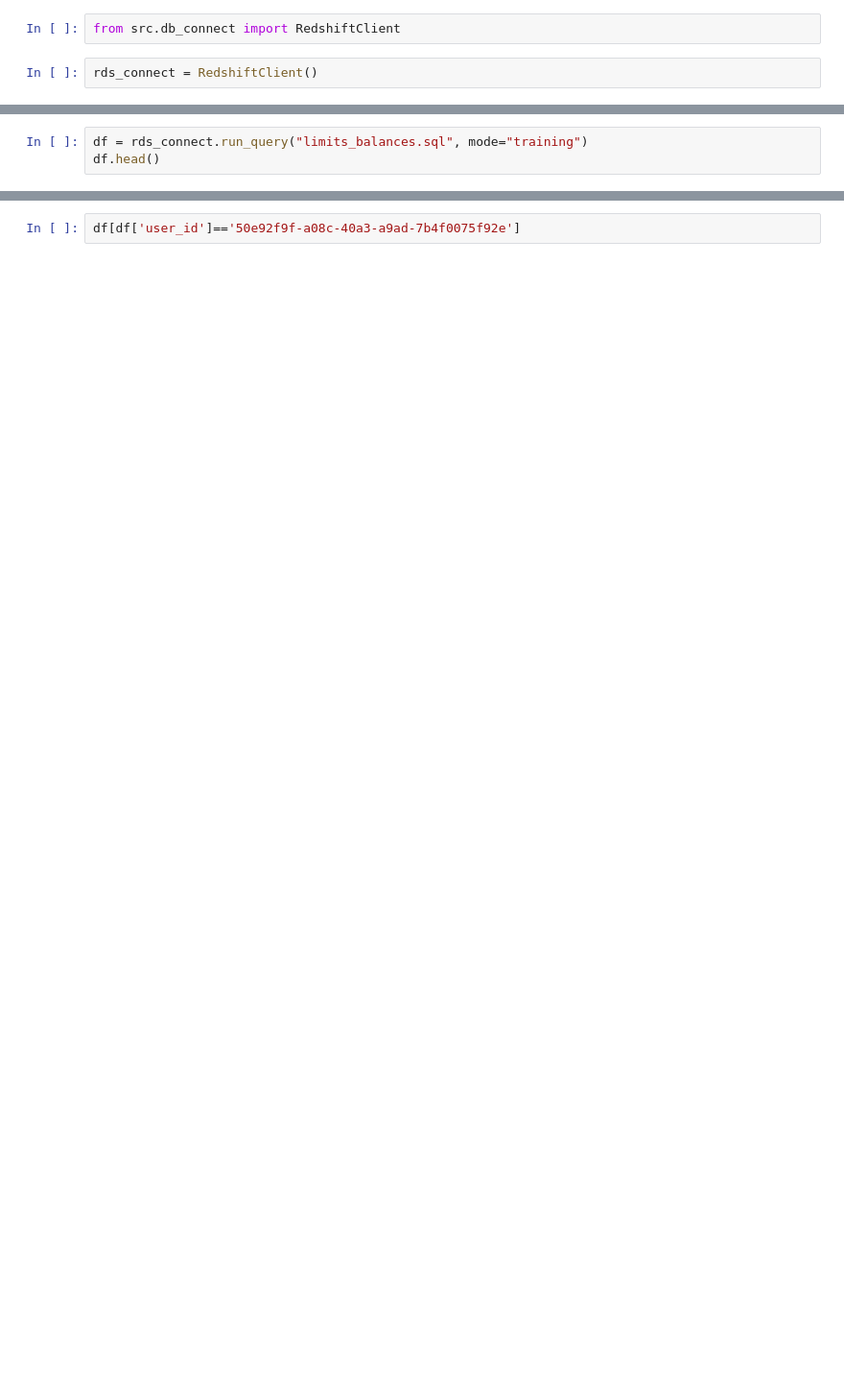
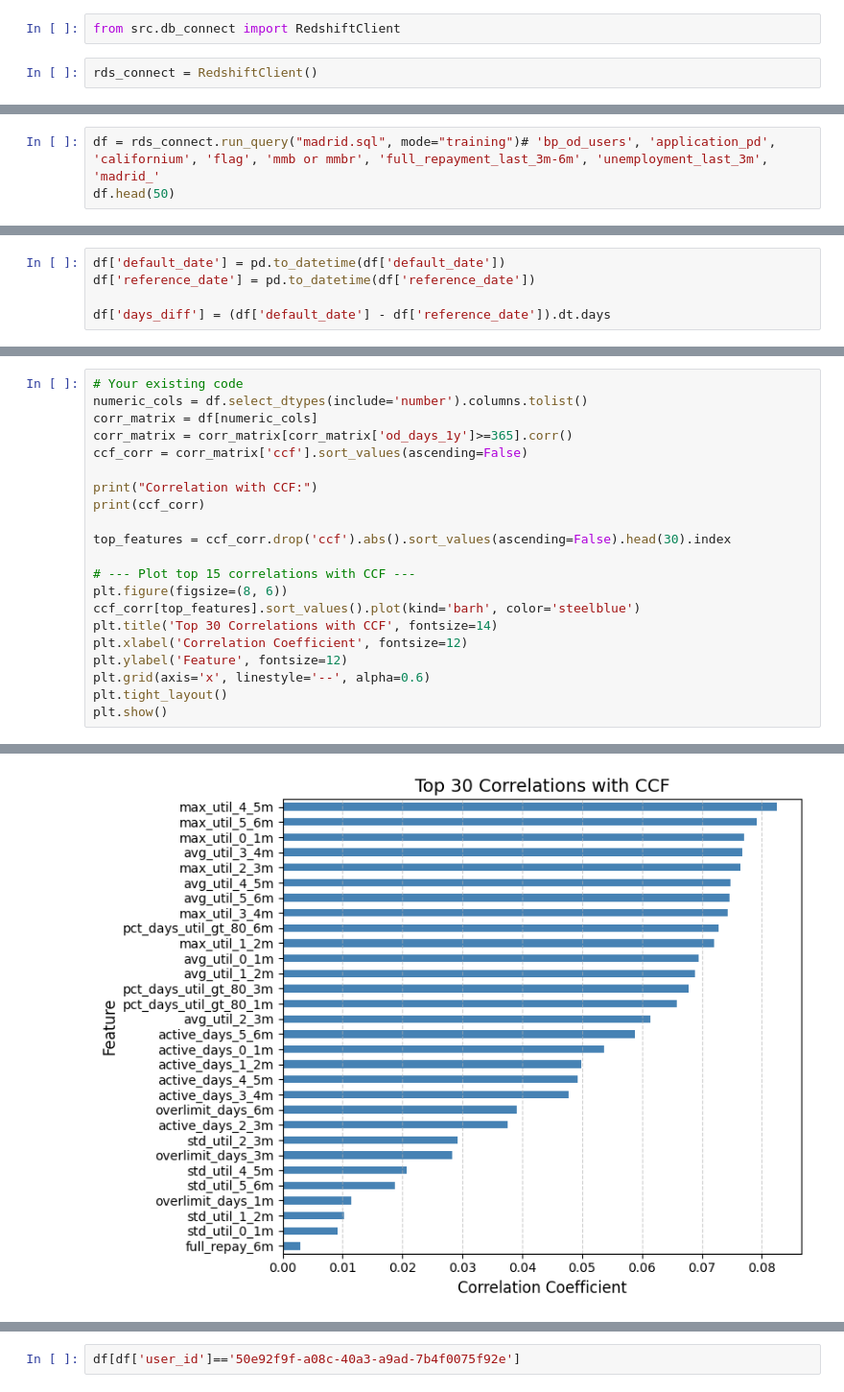
Before and after one commit to ilyakatliaroun26/CCF, a Jupyter notebook: test.ipynb, the cells around one changed output, grey strips where cells are left out. Shown at 96% size. Drawn from its saved outputs; the diff is of its cells as text; blank space fills up the shorter version.

```diff
--- a/test.ipynb
+++ b/test.ipynb
@@ -10,3 +13,0 @@ rds_connect.close()
-# %%
-df = rds_connect.run_query("limits_balances.sql", mode="training")
-df.head()
@@ -247,0 +54,3 @@ plt.show()
+# %%
+df = rds_connect.run_query("madrid.sql", mode="training")# 'bp_od_users', 'application_pd', 'californium', 'flag', 'mmb or mmbr', 'full_repayment_last_3m-6m', 'unemployment_last_3m', 'madrid_'
+df.head(50)
@@ -247,0 +120,5 @@ plt.show()
+# %%
+df['default_date'] = pd.to_datetime(df['default_date'])
+df['reference_date'] = pd.to_datetime(df['reference_date'])
+
+df['days_diff'] = (df['default_date'] - df['reference_date']).dt.days
@@ -247,0 +129,22 @@ plt.show()
+# %%
+# Your existing code
+numeric_cols = df.select_dtypes(include='number').columns.tolist()
+corr_matrix = df[numeric_cols]
+corr_matrix = corr_matrix[corr_matrix['od_days_1y']>=365].corr()
+ccf_corr = corr_matrix['ccf'].sort_values(ascending=False)
+
+print("Correlation with CCF:")
+print(ccf_corr)
+
+top_features = ccf_corr.drop('ccf').abs().sort_values(ascending=False).head(30).index
+
+# --- Plot top 15 correlations with CCF ---
+plt.figure(figsize=(8, 6))
+ccf_corr[top_features].sort_values().plot(kind='barh', color='steelblue')
+plt.title('Top 30 Correlations with CCF', fontsize=14)
+plt.xlabel('Correlation Coefficient', fontsize=12)
+plt.ylabel('Feature', fontsize=12)
+plt.grid(axis='x', linestyle='--', alpha=0.6)
+plt.tight_layout()
+plt.show()
+# %% [output]
@@ -247,0 +168 @@ plt.show()
+[figure, added]
```
Also changed, not shown: parts of 60 cells of this notebook, 20 other files.
